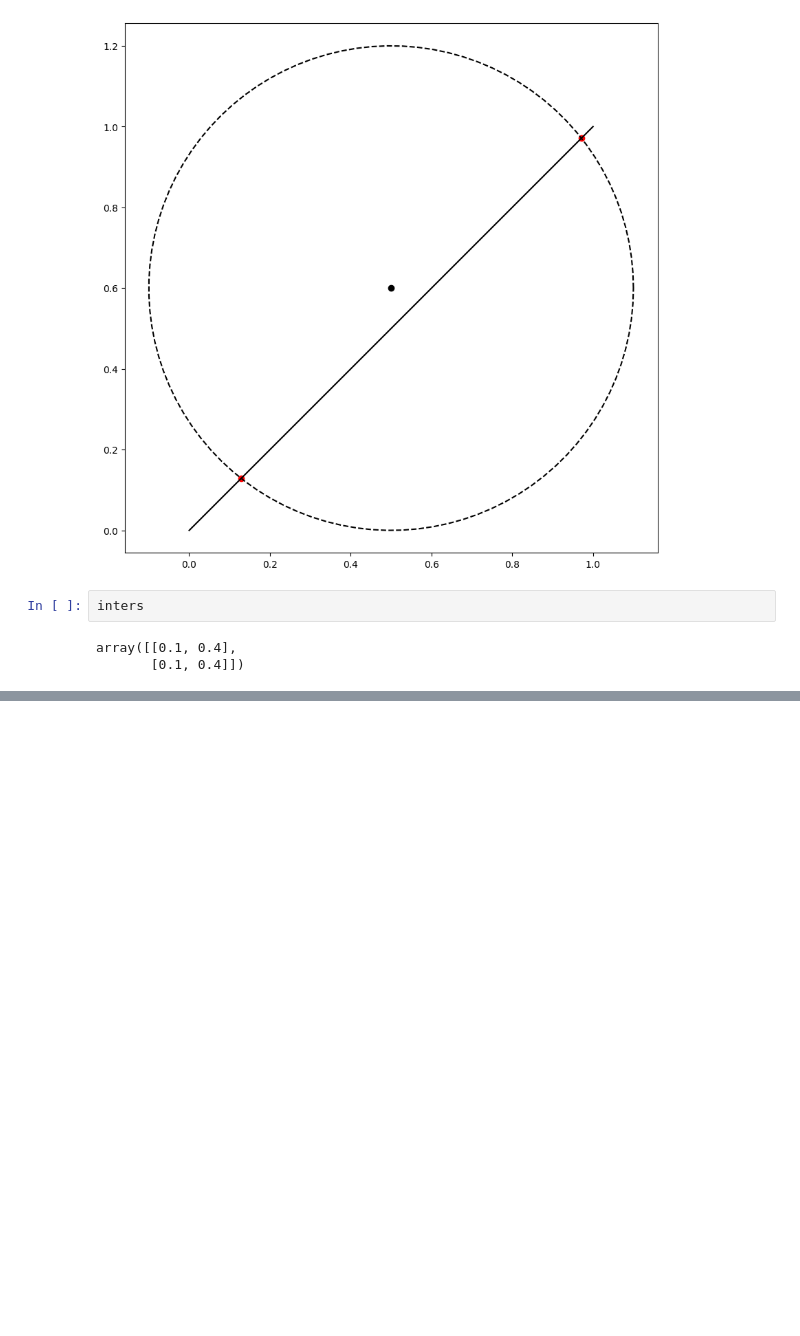
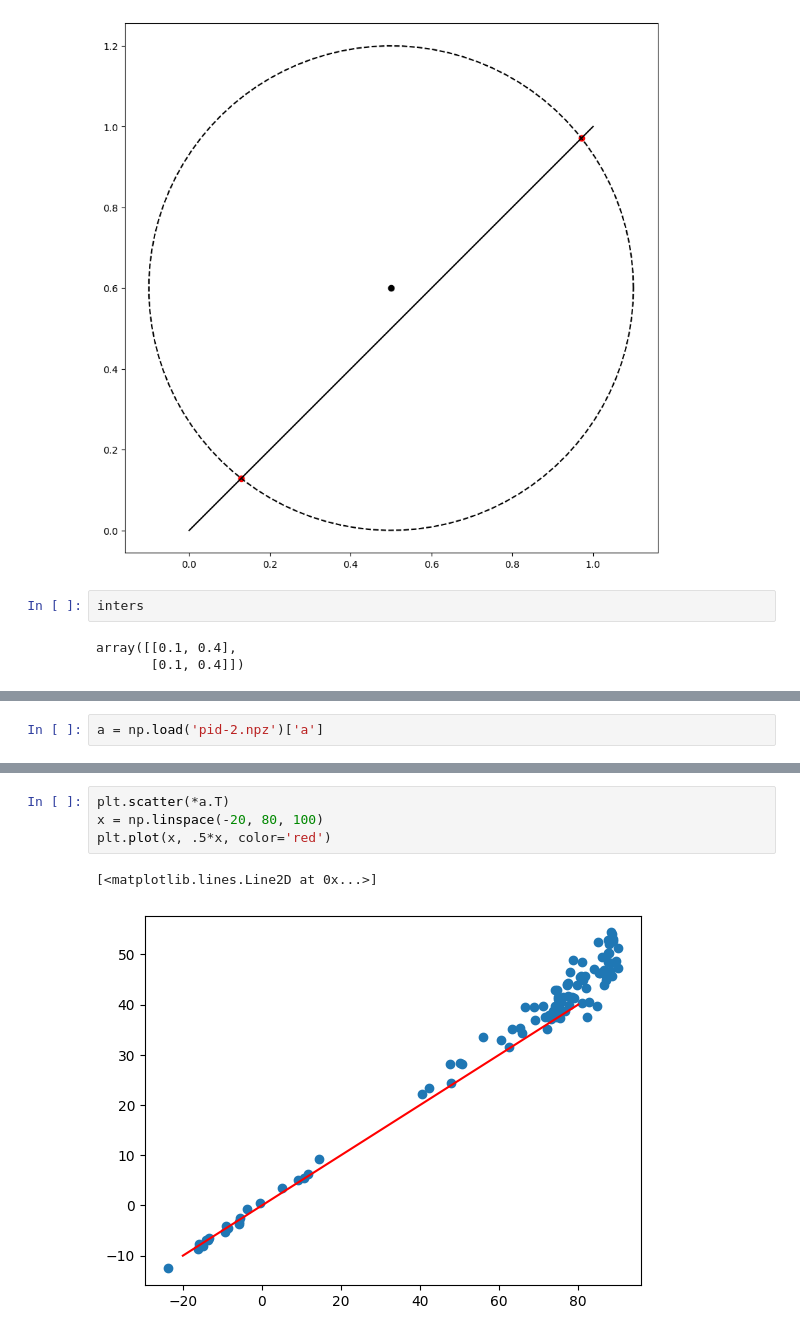
Before and after one commit to lucasmrdt/sailboat-drl, a Jupyter notebook: test.ipynb, the cells around one changed output, grey strips where cells are left out. Drawn from its saved outputs; the diff is of its cells as text; blank space fills up the shorter version.

```diff
--- a/test.ipynb
+++ b/test.ipynb
@@ -180,0 +185,2 @@ array([[0.1, 0.4],
+# %%
+a = np.load('pid-2.npz')['a']
@@ -180,0 +199,7 @@ array([[0.1, 0.4],
+# %%
+plt.scatter(*a.T)
+x = np.linspace(-20, 80, 100)
+plt.plot(x, .5*x, color='red')
+# %% [output]
+[<matplotlib.lines.Line2D at 0x...>]
+[figure, added]
```
Also changed, not shown: parts of 3 cells of this notebook, 11 other files.
